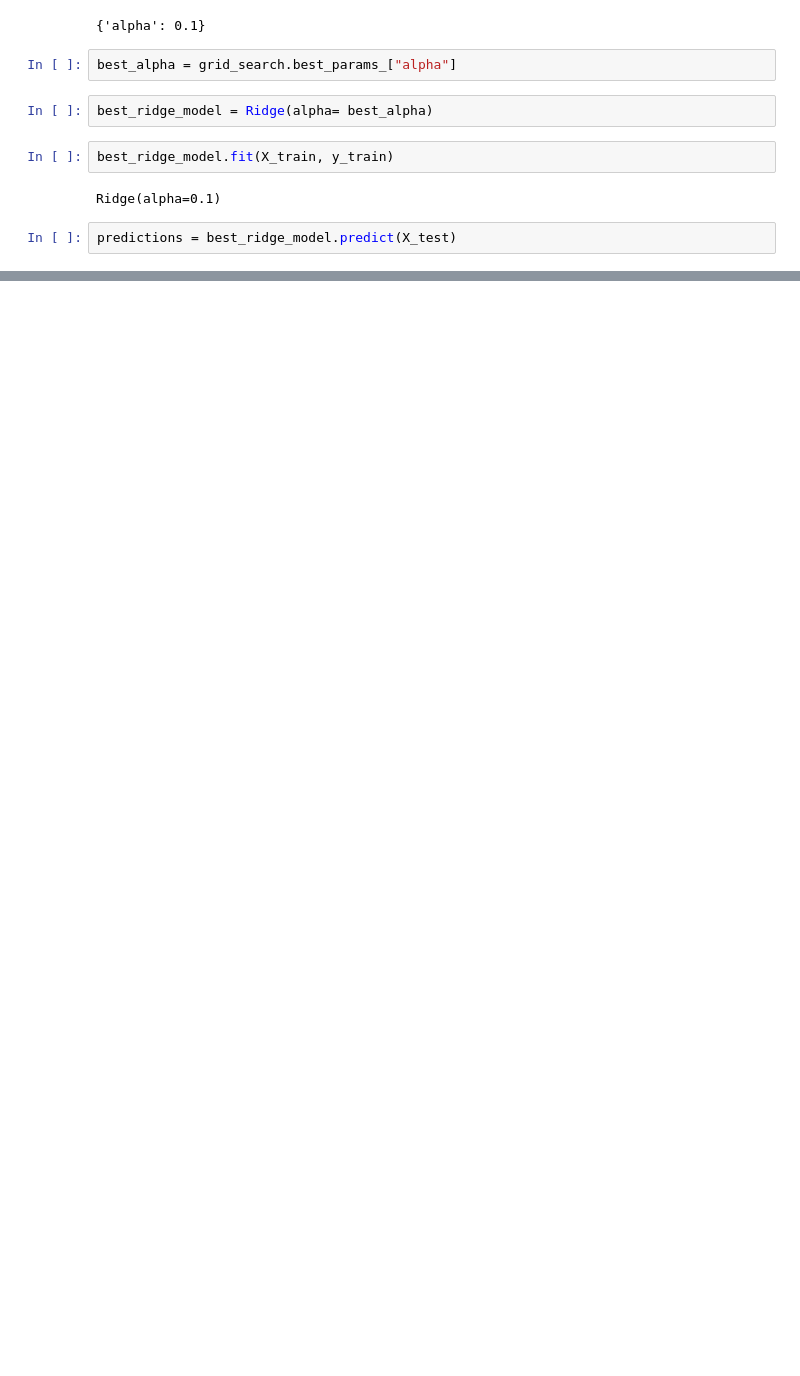
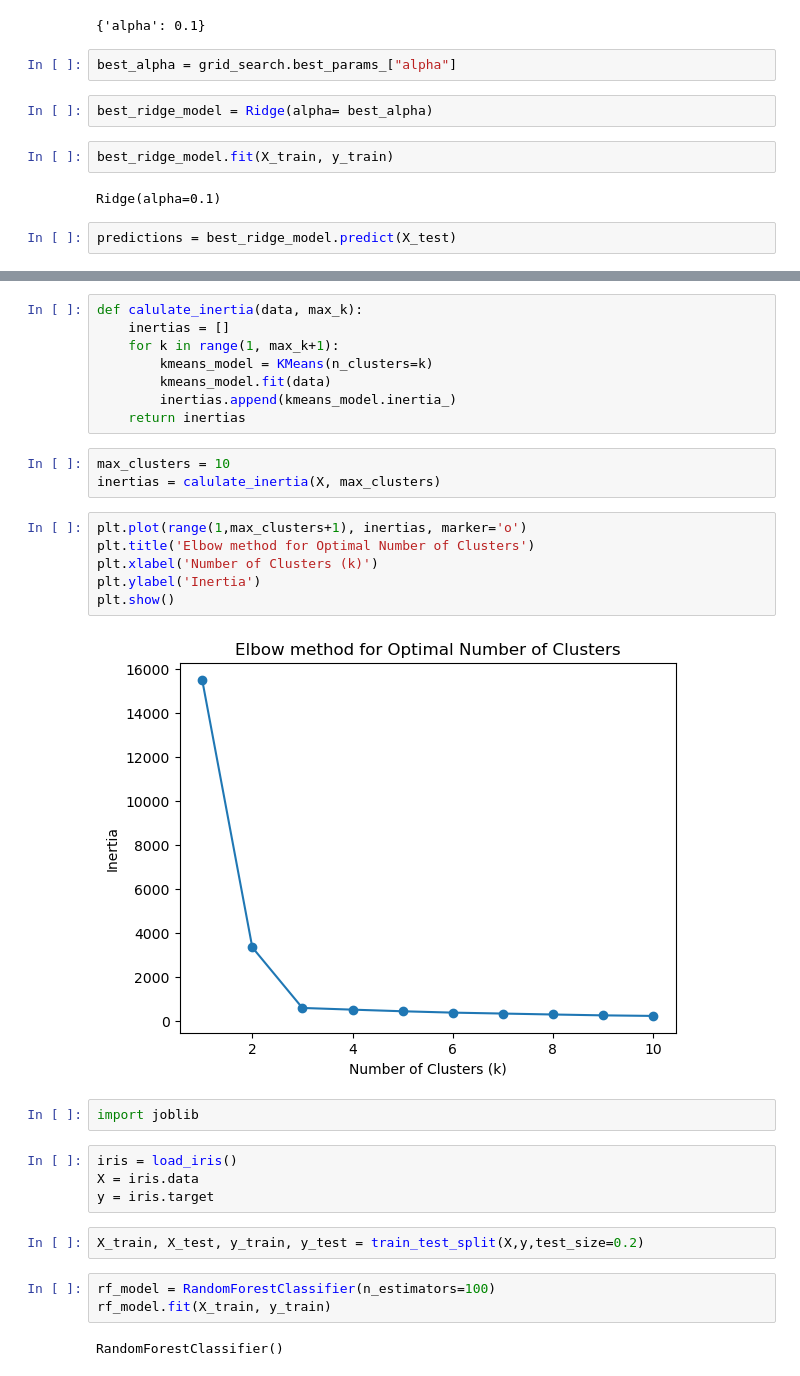
Before and after one commit to parashardevesh/ML, a Jupyter notebook: scikit/Notebook.ipynb, the cells around one changed output, grey strips where cells are left out. Cells and saved outputs as stored; diff of their text form; blank space fills up the shorter version.

```diff
--- a/scikit/Notebook.ipynb
+++ b/scikit/Notebook.ipynb
@@ -634,0 +832,32 @@ r2_score(y_test, predictions)
+# %%
+def calulate_inertia(data, max_k):
+    inertias = []
+    for k in range(1, max_k+1):
+        kmeans_model = KMeans(n_clusters=k)
+        kmeans_model.fit(data)
+        inertias.append(kmeans_model.inertia_)
+    return inertias
+# %%
+max_clusters = 10
+inertias = calulate_inertia(X, max_clusters)
+# %%
+plt.plot(range(1,max_clusters+1), inertias, marker='o')
+plt.title('Elbow method for Optimal Number of Clusters')
+plt.xlabel('Number of Clusters (k)')
+plt.ylabel('Inertia')
+plt.show()
+# %% [output]
+[figure, added]
+# %%
+import joblib
+# %%
+iris = load_iris()
+X = iris.data
+y = iris.target
+# %%
+X_train, X_test, y_train, y_test = train_test_split(X,y,test_size=0.2)
+# %%
+rf_model = RandomForestClassifier(n_estimators=100)
+rf_model.fit(X_train, y_train)
+# %% [output]
+RandomForestClassifier()
```
Also changed, not shown: parts of 70 cells of this notebook, 2 other files.
